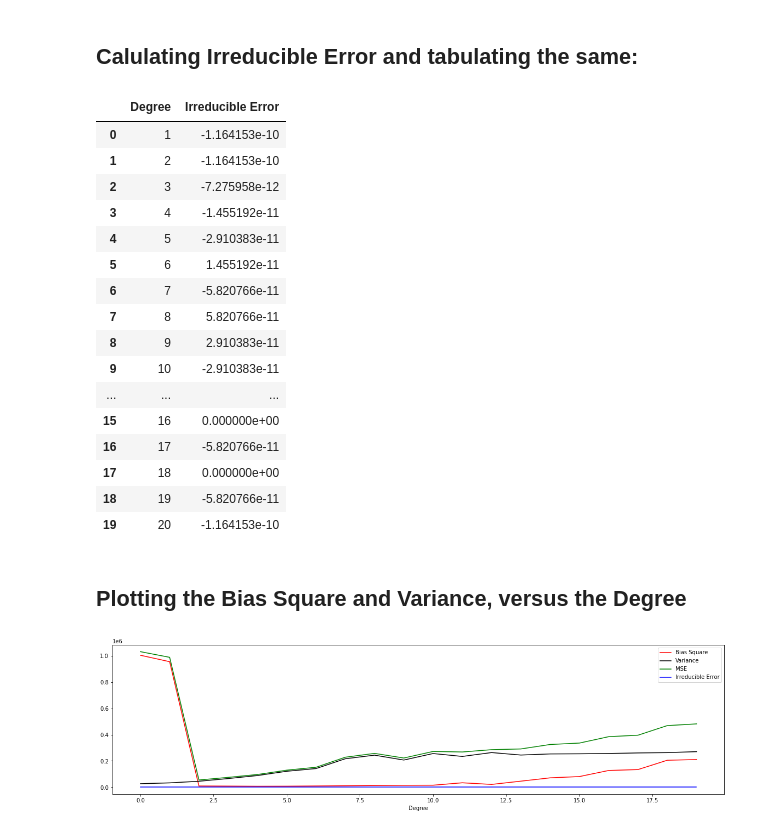
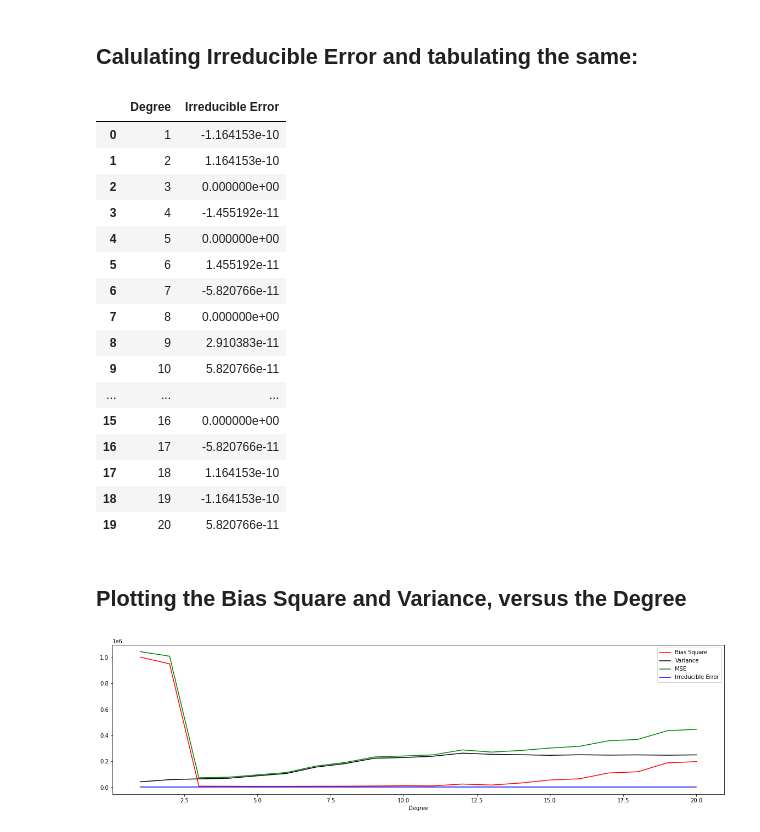
Before and after one commit to vishal-2000/MDL, a Jupyter notebook: ML_Assignment1.ipynb, the cells around one changed output. Saved outputs shown, nothing was run; the diff lists cells and outputs as text; code cells hidden in the pictures.

```diff
--- a/ML_Assignment1.ipynb
+++ b/ML_Assignment1.ipynb
@@ -63,6 +65,14 @@ test_Y = np.array(df_test['Y']).reshape(-1,1)
 final_list = []
 final_bias_var=[]
 final_sec=[]
+model=[]
+
+for i in range(20):
+  deg = i+1
+
+  for j in range(10):
+    temp_model=polyModel(deg, final_train[j]['X'], final_train[j]['Y'])
+    model.append(temp_model)
 
 for i in range(20):
   deg = i+1
@@ -71,8 +81,7 @@ for i in range(20):
   exp_val = np.zeros([80,1])
 
   for j in range(10):
-    model = polyModel(deg, final_train[j]['X'], final_train[j]['Y'])
-    exp_val += model.predict(test_X)
+    exp_val += model[(deg-1)*10+j].predict(test_X)
 
   exp_val/=10
   current_bias=exp_val-test_Y
@@ -81,8 +90,7 @@ for i in range(20):
   var_val = np.zeros([80,1])
 
   for j in range(10):
-    model = polyModel(deg, final_train[j]['X'], final_train[j]['Y'])
-    var_val+= (model.predict(test_X) -exp_val) ** 2
+    var_val+= (model[(deg-1)*10+j].predict(test_X) -exp_val) ** 2
 
   var_val/=10
 
@@ -158,8 +166,7 @@ for i in range(20):
   temp_list = np.zeros([80,1])
 
   for j in range(10):
-    model = polyModel(deg, final_train[j]['X'], final_train[j]['Y'])
-    temp_mse=(model.predict(test_X) - test_Y) ** 2
+    temp_mse=(model[(deg-1)*10+j].predict(test_X) - test_Y) ** 2
     temp_list+=temp_mse
 
   temp_list/=10
@@ -203,39 +210,29 @@ df_ire
 # %% [output]
 |  | Degree | Irreducible Error |
 | 0 | 1 | -1.164153e-10 |
-| 1 | 2 | -1.164153e-10 |
-| 2 | 3 | -7.275958e-12 |
+| 1 | 2 | 1.164153e-10 |
+| 2 | 3 | 0.000000e+00 |
 | 3 | 4 | -1.455192e-11 |
-| 4 | 5 | -2.910383e-11 |
+| 4 | 5 | 0.000000e+00 |
 | 5 | 6 | 1.455192e-11 |
 | 6 | 7 | -5.820766e-11 |
-| 7 | 8 | 5.820766e-11 |
+| 7 | 8 | 0.000000e+00 |
 | 8 | 9 | 2.910383e-11 |
-| 9 | 10 | -2.910383e-11 |
+| 9 | 10 | 5.820766e-11 |
 | ... | ... | ... |
 | 15 | 16 | 0.000000e+00 |
 | 16 | 17 | -5.820766e-11 |
-| 17 | 18 | 0.000000e+00 |
-| 18 | 19 | -5.820766e-11 |
-| 19 | 20 | -1.164153e-10 |
+| 17 | 18 | 1.164153e-10 |
+| 18 | 19 | -1.164153e-10 |
+| 19 | 20 | 5.820766e-11 |
 # %% [markdown]
 ## Plotting the Bias Square and Variance, versus the Degree
 # %%
-#plt.rcParams["figure.figsize"] = (20, 5)
-#ax1 = df_final_bias_var.plot(x = "Degree", y='Bias Square', color="red", kind='line')
-#ax2 = df_final_bias_var.plot(x = "Degree", y='Variance', color="black", kind='line', ax=ax1)
-#ax3 = df_list_mse.plot(x = "Degree", y='MSE', color="green", kind='line', ax=ax1)
-#ax4 = df_ire.plot(x = "Degree", y='Irreducible Error', color="blue", kind='line', ax=ax1)
-#plt.show()
-
-fig, ax = plt.subplots() # Create a figure and an axis
-ax.plot(df_final_bias_var['Bias Square'], label='Bias Square', color='red')
-ax.plot(df_final_bias_var['Variance'], label='Variance', color='black')
-ax.plot(df_list_mse['MSE'], label='MSE', color='green')
-ax.plot(df_ire['Irreducible Error'], label='Irreducible Error', color='blue')
-ax.set_xlabel('Degree')
-#ax.set_title('Probability distibution graph for the guy to be at origin after n timesteps')
-ax.legend()  # Add a legend
-fig.savefig("Graph1.png")
+plt.rcParams["figure.figsize"] = (20, 5)
+ax1 = df_final_bias_var.plot(x = "Degree", y='Bias Square', color="red", kind='line')
+ax2 = df_final_bias_var.plot(x = "Degree", y='Variance', color="black", kind='line', ax=ax1)
+ax3 = df_list_mse.plot(x = "Degree", y='MSE', color="green", kind='line', ax=ax1)
+ax4 = df_ire.plot(x = "Degree", y='Irreducible Error', color="blue", kind='line', ax=ax1)
+plt.show()
 # %% [output]
-[figure, old version]
+[figure, new version]
```
Also changed, not shown: parts of 5 cells of this notebook.
